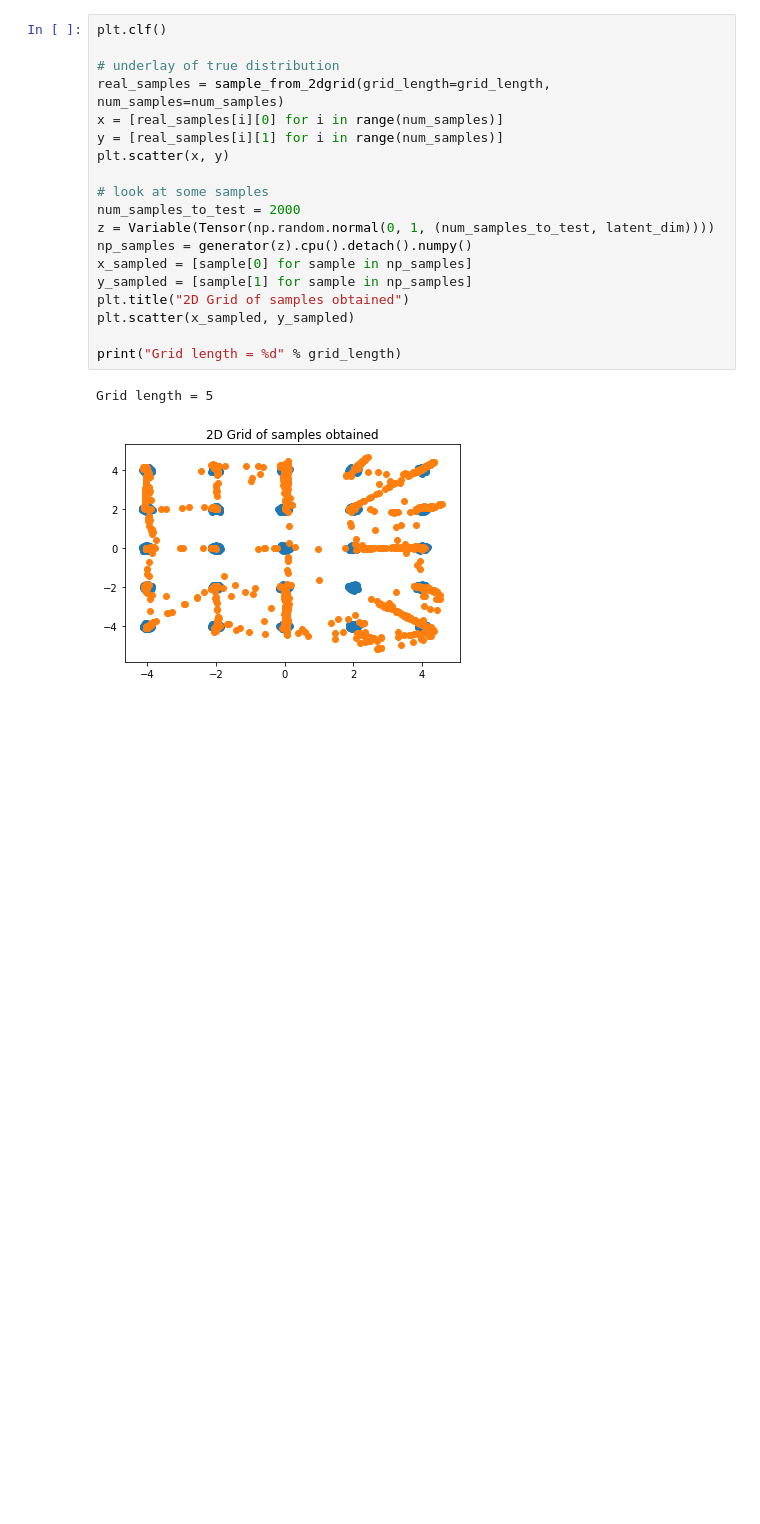
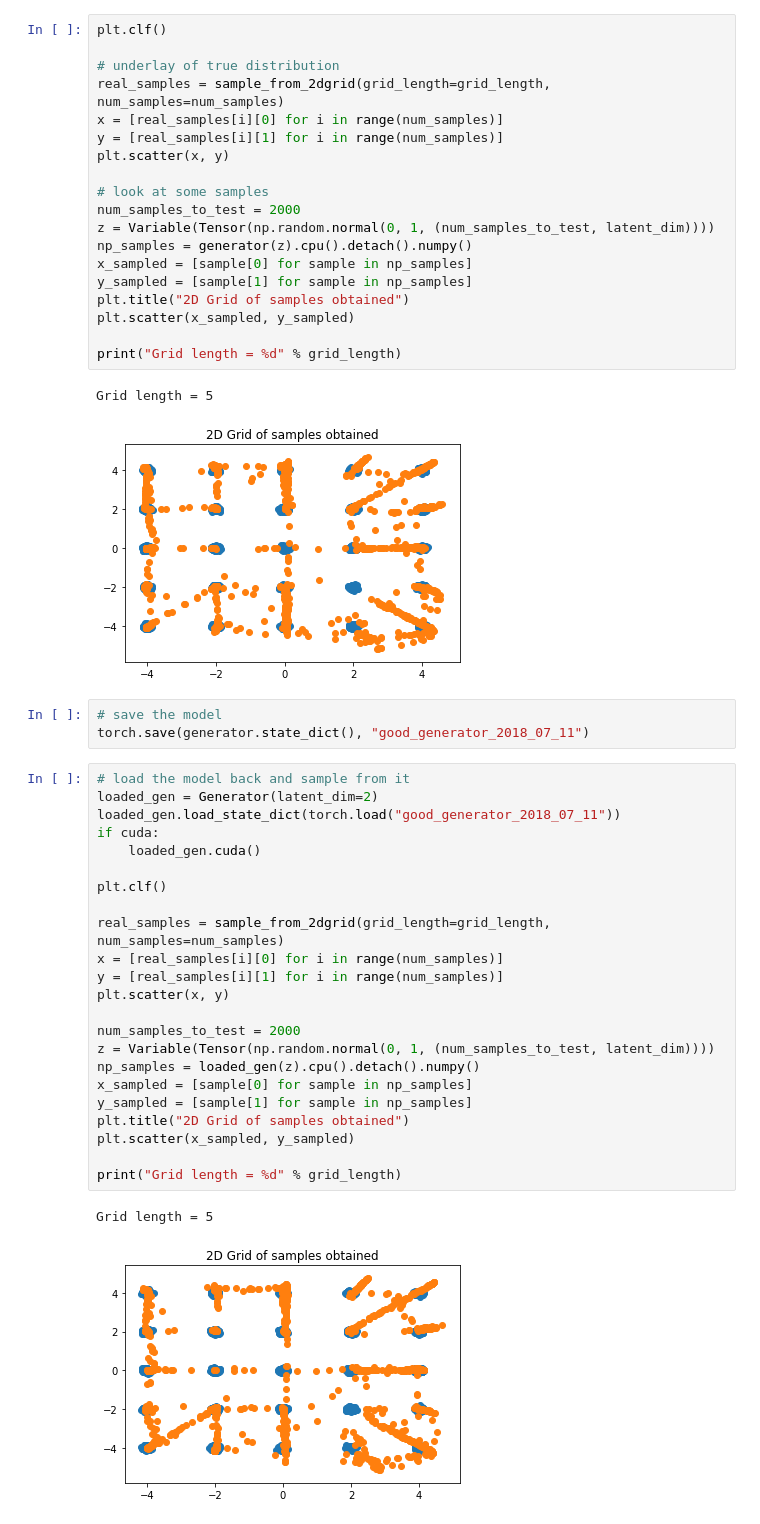
Before and after one commit to narenmanoj/summer-2018-sandbox, a Jupyter notebook: experiments/synthetic/2d_grid.ipynb, the cells around one changed output. Cells and saved outputs as stored; diff of their text form; blank space fills up the shorter version.

Commit message:
checkpointed good model

```diff
--- a/experiments/synthetic/2d_grid.ipynb
+++ b/experiments/synthetic/2d_grid.ipynb
@@ -219,3 +219,32 @@ print("Grid length = %d" % grid_length)
 # %% [output]
 Grid length = 5
 [figure]
+# %%
+# save the model
+torch.save(generator.state_dict(), "good_generator_2018_07_11")
+# %%
+# load the model back and sample from it
+loaded_gen = Generator(latent_dim=2)
+loaded_gen.load_state_dict(torch.load("good_generator_2018_07_11"))
+if cuda:
+    loaded_gen.cuda()
+
+plt.clf()
+
+real_samples = sample_from_2dgrid(grid_length=grid_length, num_samples=num_samples)
+x = [real_samples[i][0] for i in range(num_samples)]
+y = [real_samples[i][1] for i in range(num_samples)]
+plt.scatter(x, y)
+
+num_samples_to_test = 2000
+z = Variable(Tensor(np.random.normal(0, 1, (num_samples_to_test, latent_dim))))
+np_samples = loaded_gen(z).cpu().detach().numpy()
+x_sampled = [sample[0] for sample in np_samples]
+y_sampled = [sample[1] for sample in np_samples]
+plt.title("2D Grid of samples obtained")
+plt.scatter(x_sampled, y_sampled)
+
+print("Grid length = %d" % grid_length)
+# %% [output]
+Grid length = 5
+[figure, added]
```
Also changed, not shown: 1 other file.
